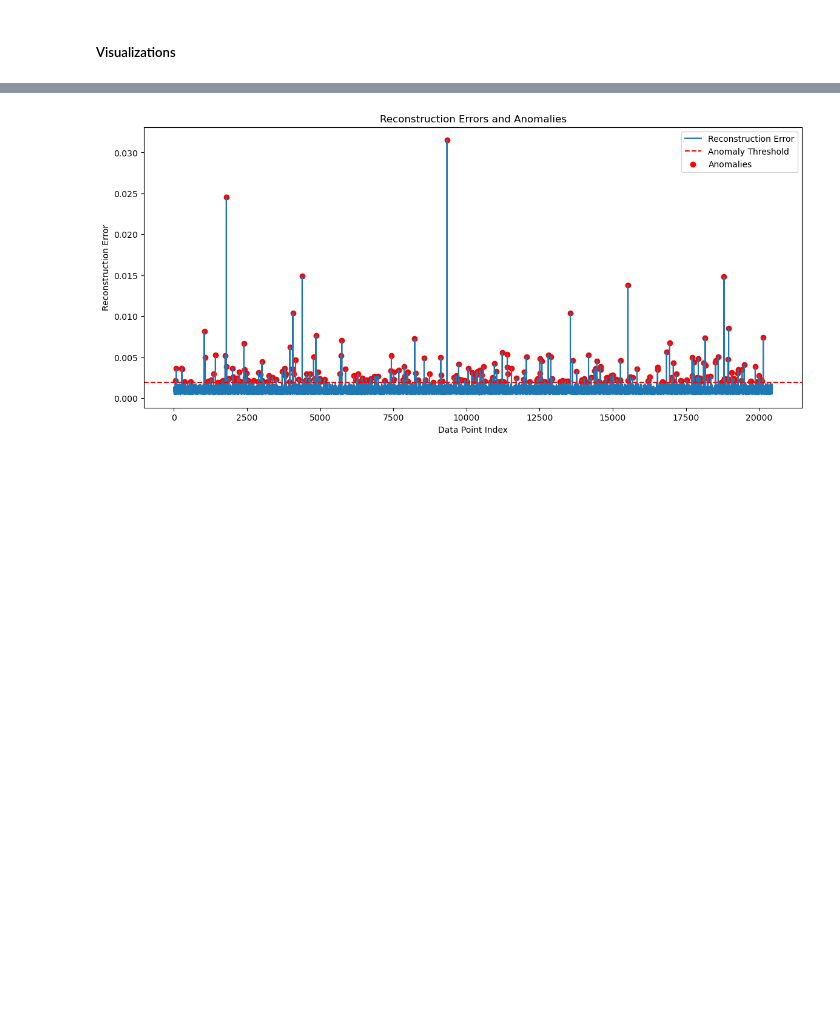
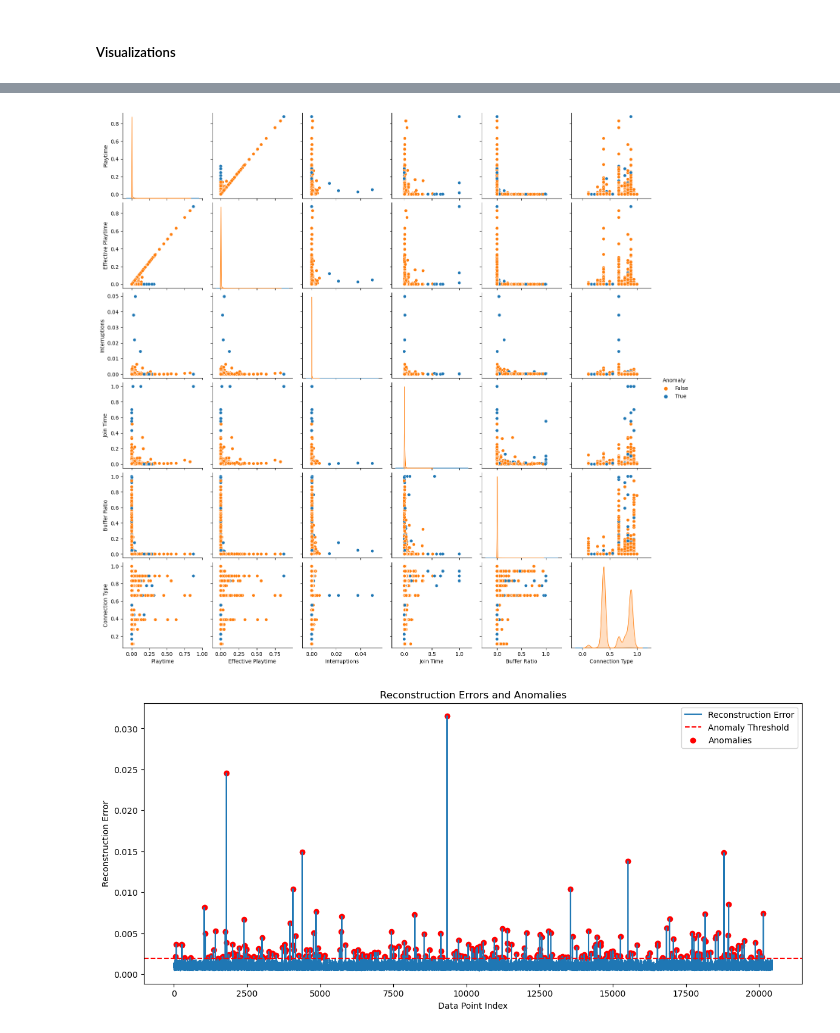
Before and after one commit to souyuki/Thesis, a Jupyter notebook: Autoencoder.ipynb, the cells around one changed output, grey strips where cells are left out. Drawn from its saved outputs; the diff is of its cells as text; code cells hidden in the pictures; blank space fills up the shorter version.

```diff
--- a/Autoencoder.ipynb
+++ b/Autoencoder.ipynb
@@ -145,3 +161,16 @@ Number of anomalies: 264
+# %%
+
+feature_names = ['Playtime', 'Effective Playtime', 'Interruptions', 'Join Time', 'Buffer Ratio','Connection Type']
+df_original = pd.DataFrame(test_data_array[:, [0, 1, 2, 3, 4,5]], columns=feature_names)
+df_reconstructed = pd.DataFrame(reconstructed_data[:, [0, 1, 2, 3, 4,5]], columns=feature_names)
+mse = np.mean(np.power(df_original - df_reconstructed, 2), axis=1)
+threshold = np.quantile(mse, 0.99)
+df_original['Anomaly'] = mse > threshold
+palette = ['#ff7f0e', '#1f77b4']
+sns.pairplot(df_original, hue='Anomaly', palette=palette)
+plt.show()
+# %% [output]
+[figure, added]
 # %%
 
 plt.figure(figsize=(14, 6))
```
Also changed, not shown: parts of 4 cells of this notebook.
